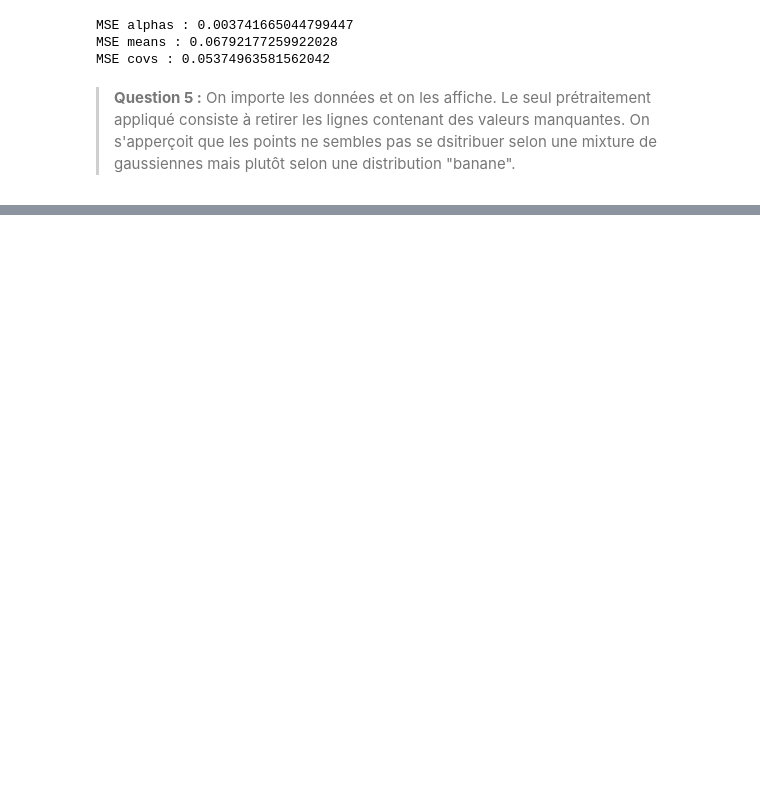
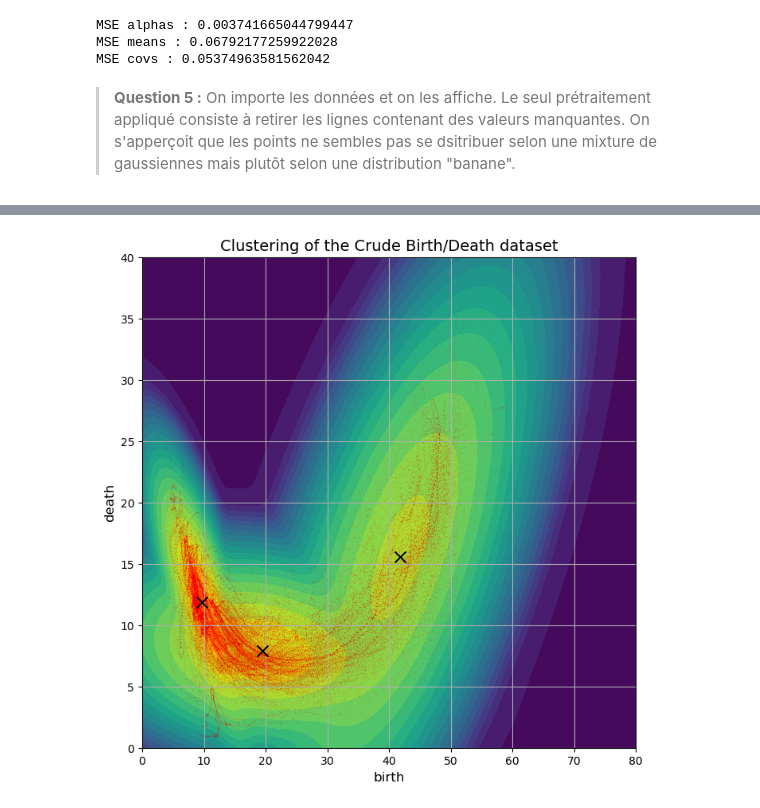
Before and after one commit to abelmaxv/TP-Comp-Stats, a Jupyter notebook: TP2/TP2.ipynb, the cells around one changed output, grey strips where cells are left out. Drawn from its saved outputs; the diff is of its cells as text; code cells hidden in the pictures; blank space fills up the shorter version.

```diff
--- a/TP2/TP2.ipynb
+++ b/TP2/TP2.ipynb
@@ -397,0 +475,4 @@ plt.show()
+# %%
+plot_gmm(xs_data, theta["alphas"], theta["means"],theta["covs"], title = "Clustering of the Crude Birth/Death dataset", xlabel = "birth", ylabel = "death", xlim = (0,80), ylim = (0,40), alpha = 0.1, s = 0.2)
+# %% [output]
+[figure, added]
```
Also changed, not shown: parts of 16 cells of this notebook.
